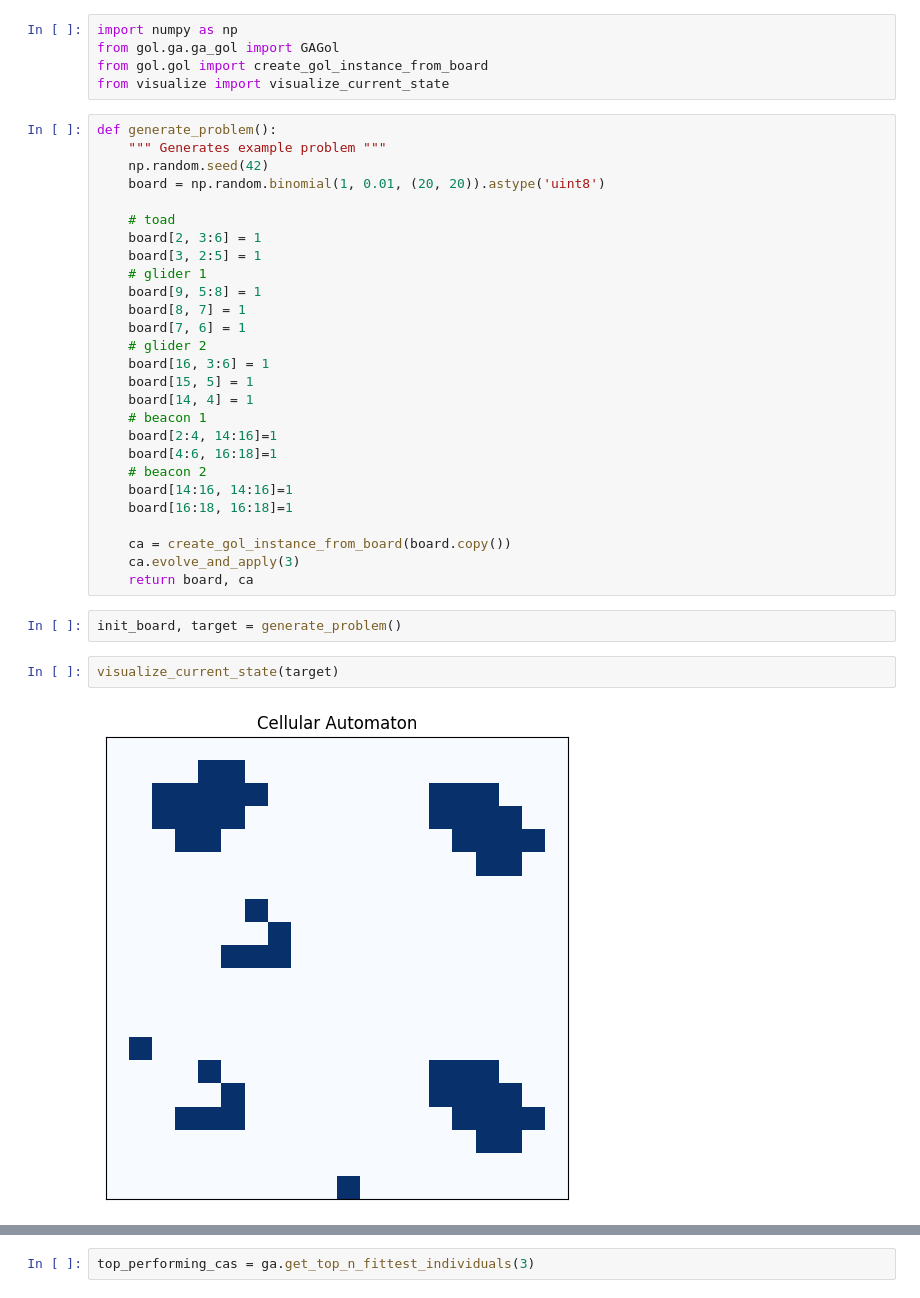
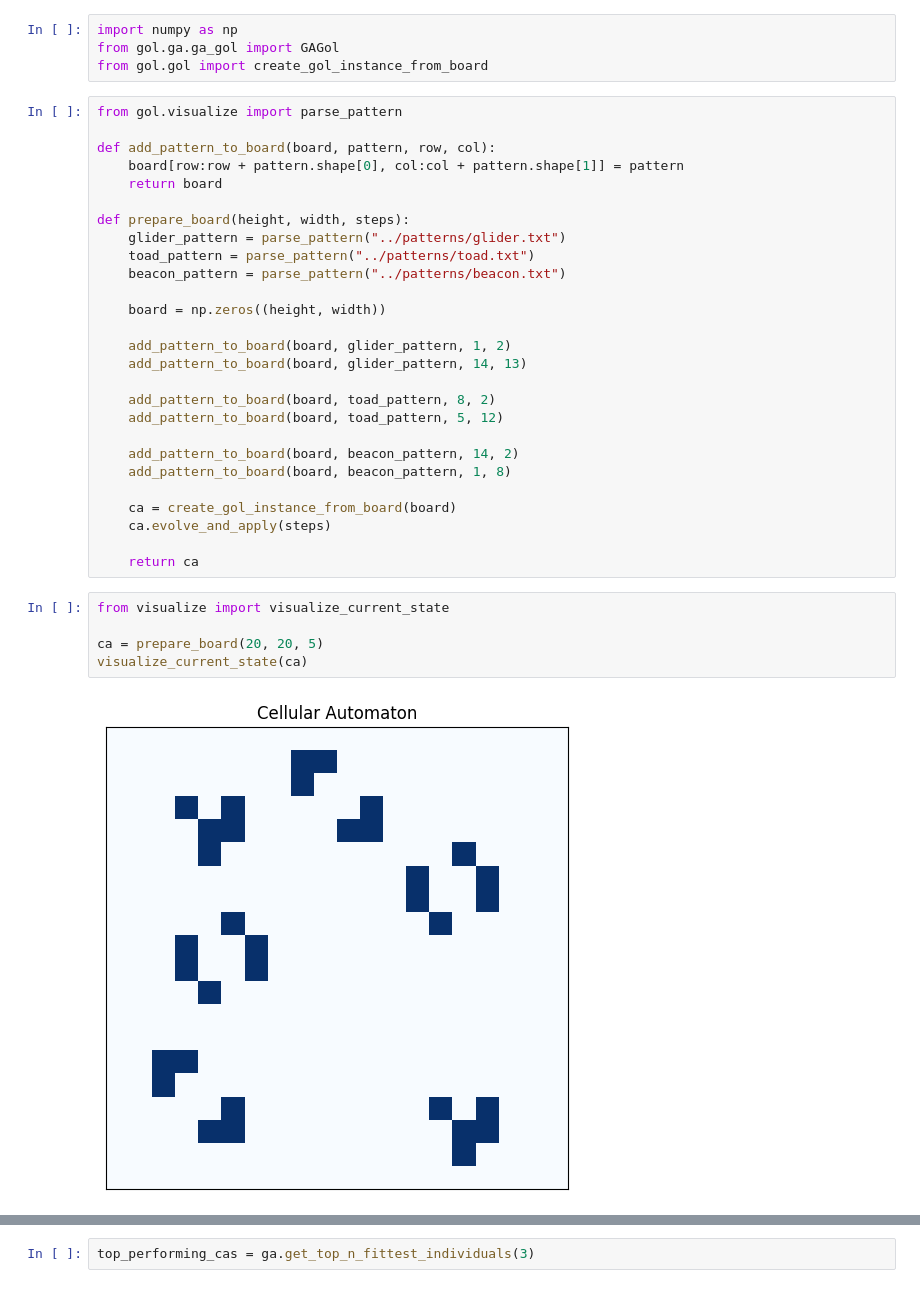
Before and after one commit to ashfaq1701/ca-project, a Jupyter notebook: src/gol/notebooks/ga_playground.ipynb, the cells around one changed output, grey strips where cells are left out. Drawn from its saved outputs; the diff is of its cells as text.

```diff
--- a/src/gol/notebooks/ga_playground.ipynb
+++ b/src/gol/notebooks/ga_playground.ipynb
@@ -2,39 +2,39 @@
 import numpy as np
 from gol.ga.ga_gol import GAGol
 from gol.gol import create_gol_instance_from_board
-from visualize import visualize_current_state
 # %%
-def generate_problem():
-    """ Generates example problem """
-    np.random.seed(42)
-    board = np.random.binomial(1, 0.01, (20, 20)).astype('uint8')
+from gol.visualize import parse_pattern
 
-    # toad
-    board[2, 3:6] = 1
-    board[3, 2:5] = 1
-    # glider 1
-    board[9, 5:8] = 1
-    board[8, 7] = 1
-    board[7, 6] = 1
-    # glider 2
-    board[16, 3:6] = 1
-    board[15, 5] = 1
-    board[14, 4] = 1
-    # beacon 1
-    board[2:4, 14:16]=1
-    board[4:6, 16:18]=1
-    # beacon 2
-    board[14:16, 14:16]=1
-    board[16:18, 16:18]=1
+def add_pattern_to_board(board, pattern, row, col):
+    board[row:row + pattern.shape[0], col:col + pattern.shape[1]] = pattern
+    return board
 
-    ca = create_gol_instance_from_board(board.copy())
-    ca.evolve_and_apply(3)
-    return board, ca
+def prepare_board(height, width, steps):
+    glider_pattern = parse_pattern("../patterns/glider.txt")
+    toad_pattern = parse_pattern("../patterns/toad.txt")
+    beacon_pattern = parse_pattern("../patterns/beacon.txt")
+
+    board = np.zeros((height, width))
+
+    add_pattern_to_board(board, glider_pattern, 1, 2)
+    add_pattern_to_board(board, glider_pattern, 14, 13)
+
+    add_pattern_to_board(board, toad_pattern, 8, 2)
+    add_pattern_to_board(board, toad_pattern, 5, 12)
+
+    add_pattern_to_board(board, beacon_pattern, 14, 2)
+    add_pattern_to_board(board, beacon_pattern, 1, 8)
+
+    ca = create_gol_instance_from_board(board)
+    ca.evolve_and_apply(steps)
+
+    return ca
 # %%
-init_board, target = generate_problem()
+from visualize import visualize_current_state
+
+ca = prepare_board(20, 20, 5)
+visualize_current_state(ca)
+# %% [output]
+[figure, added]
-# %%
-visualize_current_state(target)
-# %% [output]
-[figure, removed]
 # %%
 ga = GAGol(
```
Also changed, not shown: parts of 3 cells of this notebook, 8 other files.
